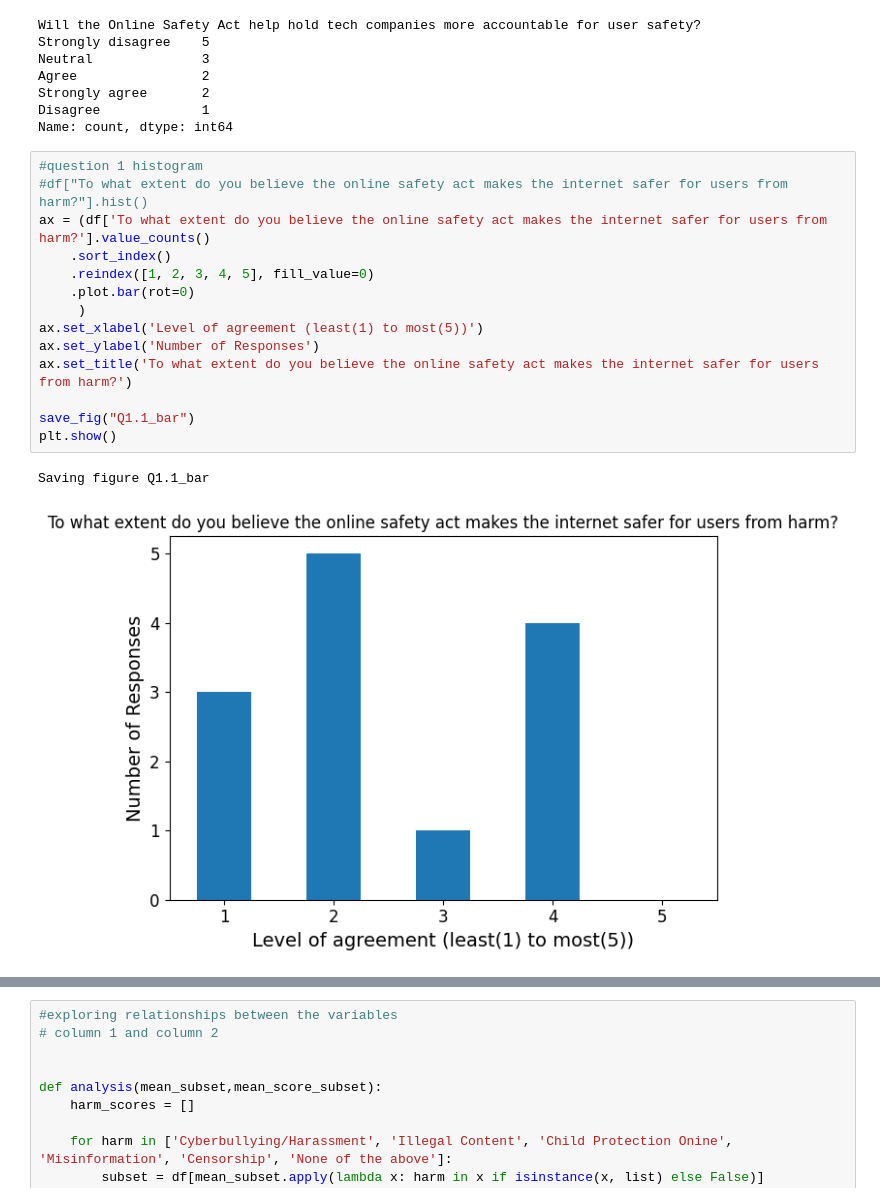
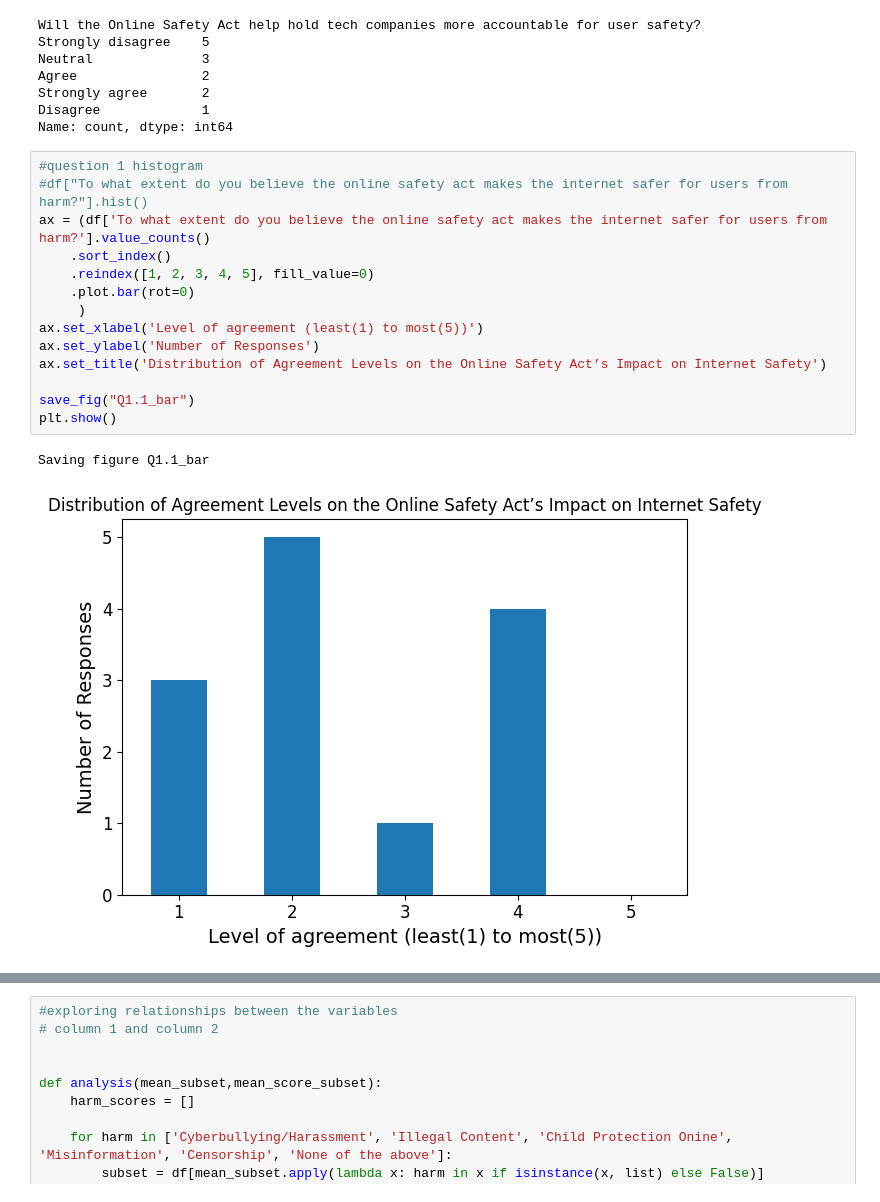
Before and after one commit to Cakes0nStove/Data-Visulisation, a Jupyter notebook: Q1.ipynb, the cells around one changed output, grey strips where cells are left out. Drawn from its saved outputs; the diff is of its cells as text.

Commit message:
changing plot titles

```diff
--- a/Q1.ipynb
+++ b/Q1.ipynb
@@ -157,20 +157,20 @@ Name: count, dtype: int64
 # %%
 #question 1 histogram
 #df["To what extent do you believe the online safety act makes the internet safer for users from harm?"].hist()
 ax = (df['To what extent do you believe the online safety act makes the internet safer for users from harm?'].value_counts()
     .sort_index()
     .reindex([1, 2, 3, 4, 5], fill_value=0)
     .plot.bar(rot=0)
      )
 ax.set_xlabel('Level of agreement (least(1) to most(5))')
 ax.set_ylabel('Number of Responses')
-ax.set_title('To what extent do you believe the online safety act makes the internet safer for users from harm?')
+ax.set_title('Distribution of Agreement Levels on the Online Safety Act’s Impact on Internet Safety')
 
 save_fig("Q1.1_bar")
 plt.show()
 # %% [output]
 Saving figure Q1.1_bar
-[figure, old version]
+[figure, new version]
 # %%
 #question 2
 #example code from lab 4 to use for question 2
```
Also changed, not shown: parts of 2 cells of this notebook, 7 other files.
